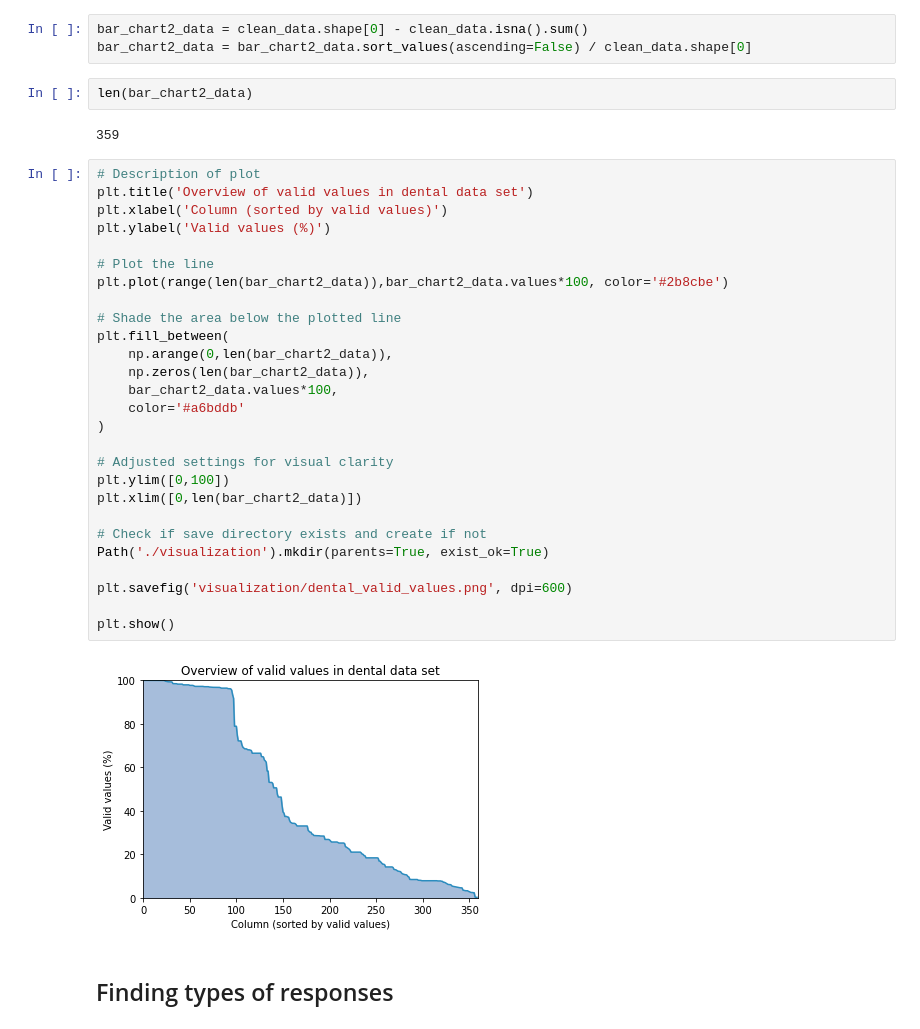
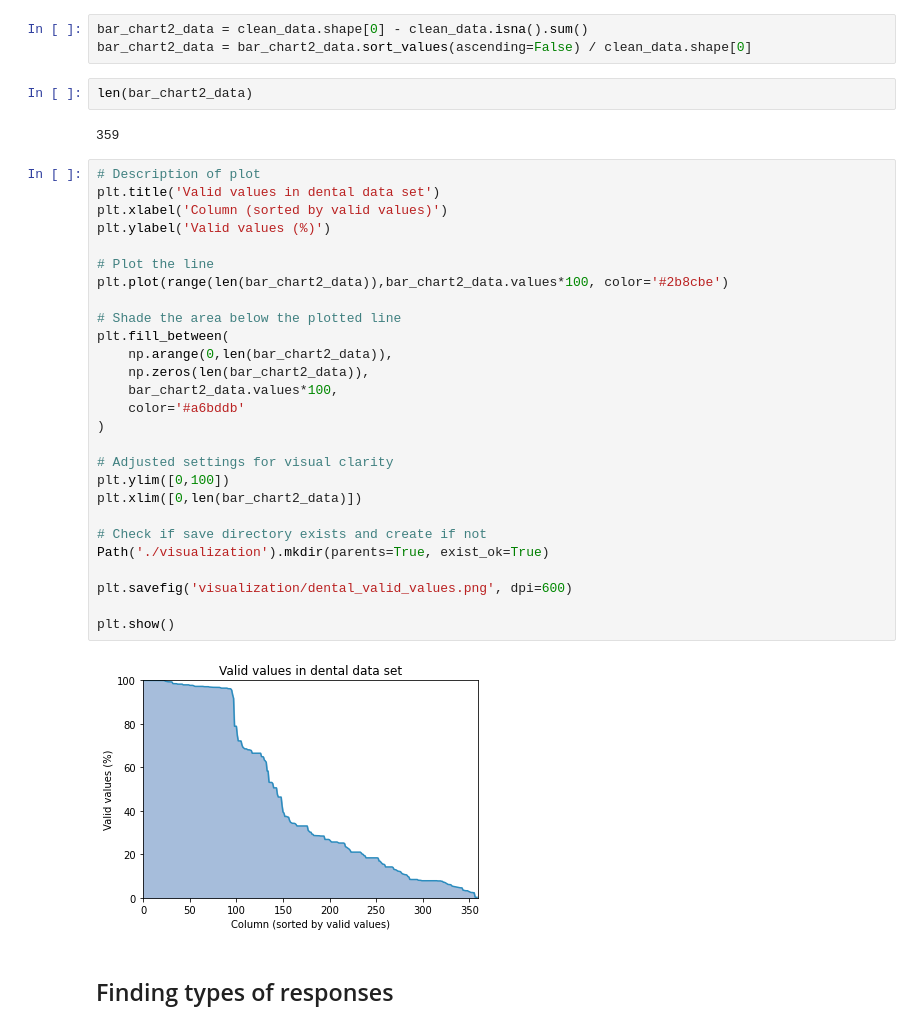
Before and after one commit to TemporalData/UDC, a Jupyter notebook: Preprocessing/Explore.ipynb, the cells around one changed output. Cells and saved outputs as stored; diff of their text form.

```diff
--- a/Preprocessing/Explore.ipynb
+++ b/Preprocessing/Explore.ipynb
@@ -209,39 +209,39 @@ Length: 359, dtype: float64
 # %%
 bar_chart2_data = clean_data.shape[0] - clean_data.isna().sum()
 bar_chart2_data = bar_chart2_data.sort_values(ascending=False) / clean_data.shape[0]
-# %%
-len(bar_chart2_data)
-# %% [output]
-359
+# %%
+len(bar_chart2_data)
+# %% [output]
+359
 # %%
 # Description of plot
-plt.title('Overview of valid values in dental data set')
+plt.title('Valid values in dental data set')
 plt.xlabel('Column (sorted by valid values)')
 plt.ylabel('Valid values (%)')
 
 # Plot the line
 plt.plot(range(len(bar_chart2_data)),bar_chart2_data.values*100, color='#2b8cbe')
 
 # Shade the area below the plotted line
 plt.fill_between(
     np.arange(0,len(bar_chart2_data)),
     np.zeros(len(bar_chart2_data)),
     bar_chart2_data.values*100,
     color='#a6bddb'
 )
 
 # Adjusted settings for visual clarity
 plt.ylim([0,100])
 plt.xlim([0,len(bar_chart2_data)])
 
 # Check if save directory exists and create if not
 Path('./visualization').mkdir(parents=True, exist_ok=True)
 
 plt.savefig('visualization/dental_valid_values.png', dpi=600)
 
 plt.show()
 # %% [output]
-[figure, old version]
+[figure, new version]
 # %% [markdown]
 ## Finding types of responses
 # %%
```
Also changed, not shown: parts of 33 cells of this notebook, 2 other files.
